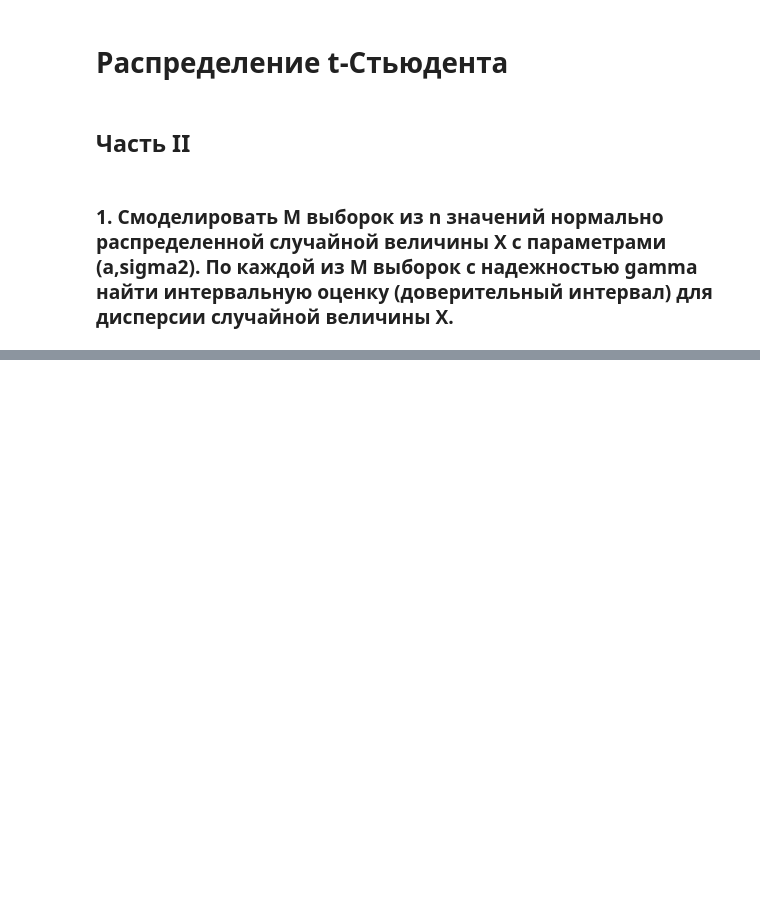
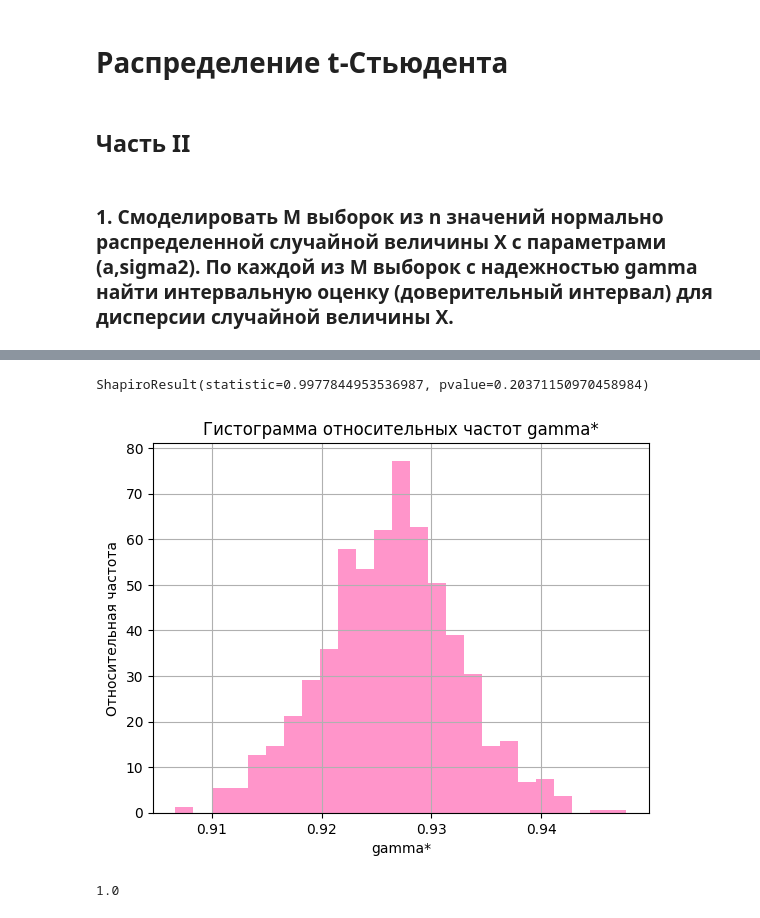
Before and after one commit to NozdryakovaMarina/sda, a Jupyter notebook: stat/lab_2.ipynb, the cells around one changed output, grey strips where cells are left out. Drawn from its saved outputs; the diff is of its cells as text; code cells hidden in the pictures; blank space fills up the shorter version.

```diff
--- a/stat/lab_2.ipynb
+++ b/stat/lab_2.ipynb
@@ -517,0 +550,25 @@ plt.show()
+# %%
+K = 1000
+k = 4
+gamma=0.95
+gamma_stars = []
+for _ in range(K):
+    gamma_stars.append(func(k))
+gamma_stars = np.array(gamma_stars)
+
+mean_gamma_star = np.mean(gamma_stars)
+std_gamma_star = np.std(gamma_stars)
+median_gamma_star = np.median(gamma_stars)
+var_gamma_star = np.var(gamma_stars, ddof=1)
+kurtosis_gamma_star = kurtosis(gamma_stars)
+skew_gamma_star = skew(gamma_stars)
+
+print(f"Среднее значение gamma*: {mean_gamma_star}")
+print(f"Стандартное отклонение gamma*: {std_gamma_star}")
+print(f"Медиана gamma*: {median_gamma_star}")
+print(f"Дисперсия: {var_gamma_star}")
+print(kurtosis_gamma_star)
+print(skew_gamma_star)
+print(f"Оценка надежности gamma*: {gamma_star}")
+print(f"Массив из K значений gamma*: ")
+print(f"{gamma_stars}")
@@ -517,0 +593,17 @@ plt.show()
+# %%
+count, bins, ignored = plt.hist(gamma_stars, bins='fd', density=True, alpha=0.7, color='hotpink')
+bin_width = bins[1] - bins[0]
+area = np.sum(count * bin_width)
+rez=stats.shapiro(gamma_stars)
+print(rez)
+plt.title('Гистограмма относительных частот gamma*')
+plt.xlabel('gamma*')
+plt.ylabel('Относительная частота')
+plt.grid(True)
+plt.show()
+
+print(area)
+# %% [output]
+ShapiroResult(statistic=0.9977844953536987, pvalue=0.20371150970458984)
+[figure, added]
+1.0
```
Also changed, not shown: parts of 25 cells of this notebook, 5 other files.
